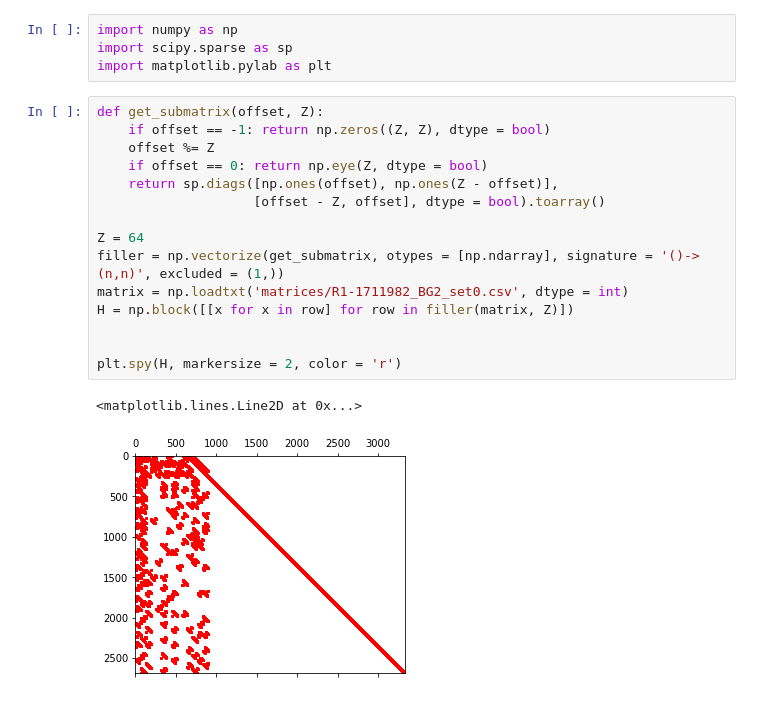
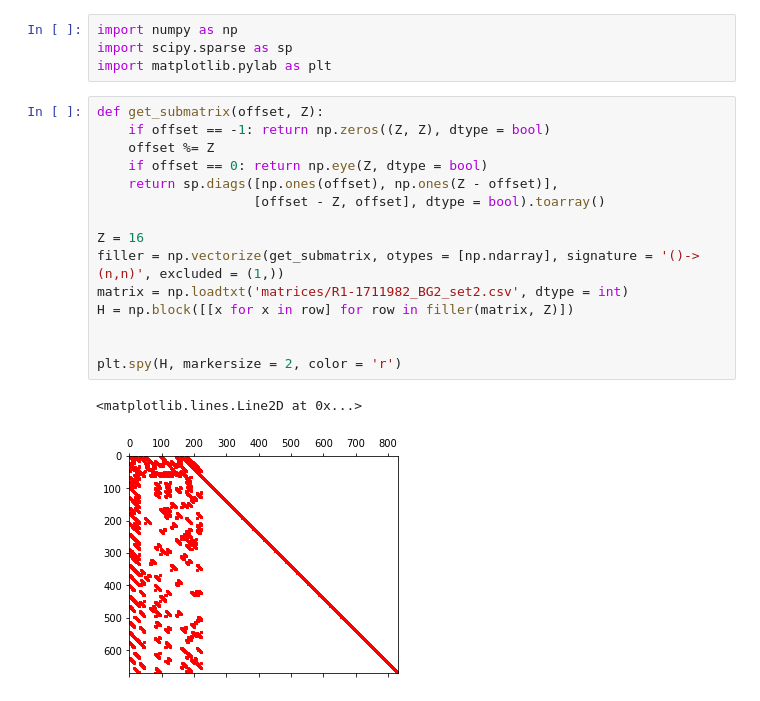
Before and after one commit to desperandumbellum/5G_ldpc, a Jupyter notebook: main.ipynb, the cells around one changed output. Cells and saved outputs as stored; diff of their text form.

```diff
--- a/main.ipynb
+++ b/main.ipynb
@@ -5,18 +5,18 @@ import matplotlib.pylab as plt
 # %%
 def get_submatrix(offset, Z):
     if offset == -1: return np.zeros((Z, Z), dtype = bool)
     offset %= Z
     if offset == 0: return np.eye(Z, dtype = bool)
     return sp.diags([np.ones(offset), np.ones(Z - offset)],
                     [offset - Z, offset], dtype = bool).toarray()
 
-Z = 64
+Z = 16
 filler = np.vectorize(get_submatrix, otypes = [np.ndarray], signature = '()->(n,n)', excluded = (1,))
-matrix = np.loadtxt('matrices/R1-1711982_BG2_set0.csv', dtype = int)
+matrix = np.loadtxt('matrices/R1-1711982_BG2_set2.csv', dtype = int)
 H = np.block([[x for x in row] for row in filler(matrix, Z)])
 
 
 plt.spy(H, markersize = 2, color = 'r')
 # %% [output]
 <matplotlib.lines.Line2D at 0x...>
-[figure, old version]
+[figure, new version]
```
Also changed, not shown: parts of 4 cells of this notebook.
